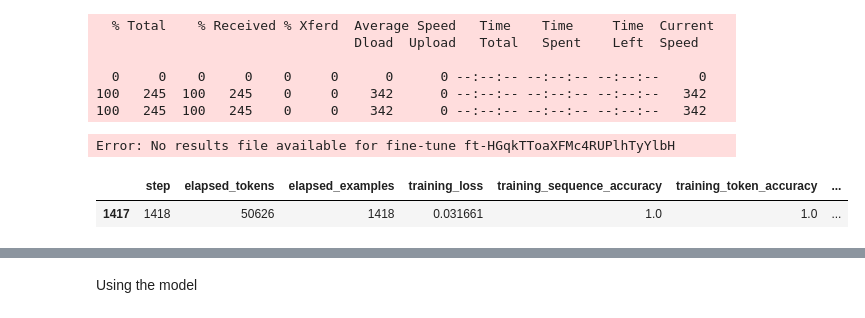
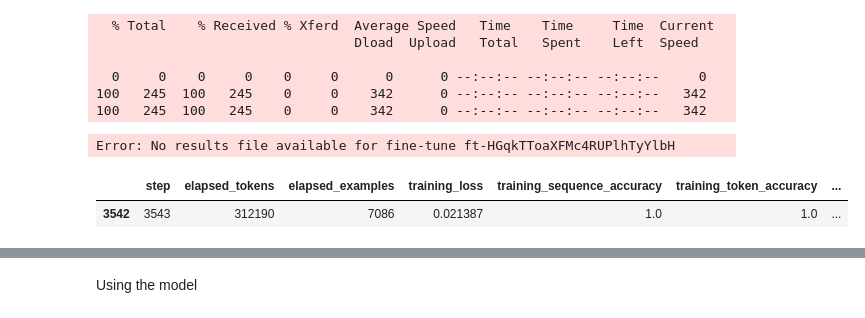
Before and after one commit to debonil/hate-speech-detection, a Jupyter notebook: notebooks/data_prep.ipynb, the cells around one changed output, grey strips where cells are left out. Saved outputs shown, nothing was run; the diff lists cells and outputs as text; code cells hidden in the pictures.

```diff
--- a/notebooks/data_prep.ipynb
+++ b/notebooks/data_prep.ipynb
@@ -65,11 +65,11 @@ openai tools fine_tunes.prepare_data -f data/SBIC.v2.agg.tst.tiny.promted_prepar
 # %% [output]
 Error: No results file available for fine-tune ft-HGqkTToaXFMc4RUPlhTyYlbH
 # %%
-results = pd.read_csv('../results/result.csv')
+results = pd.read_csv('../results/results_davinchi.csv')
 results[results['classification/accuracy'].notnull()].tail(1)
 # %% [output]
 |  | step | elapsed_tokens | elapsed_examples | training_loss | training_sequence_accuracy | training_token_accuracy | ... |
-| 1417 | 1418 | 50626 | 1418 | 0.031661 | 1.0 | 1.0 | ... |
+| 3542 | 3543 | 312190 | 7086 | 0.021387 | 1.0 | 1.0 | ... |
 # %%
 results[results['classification/accuracy'].notnull()]['classification/accuracy'].plot()
 # %% [output]
```
Also changed, not shown: parts of 5 cells of this notebook, 8 other files.
